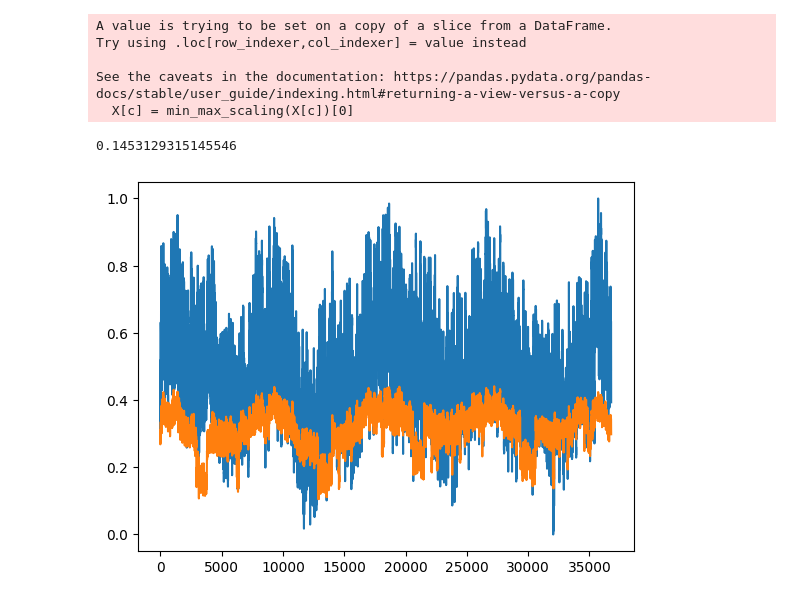
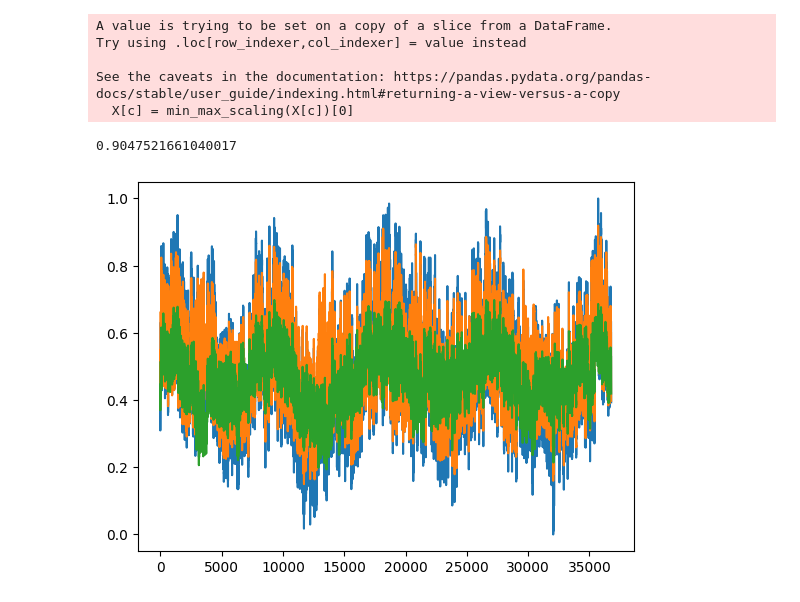
Before and after one commit to AndresFrancoG/MLModels, a Jupyter notebook: notebooks/linear_regression.ipynb, the cells around one changed output. Cells and saved outputs as stored; diff of their text form; code cells hidden in the pictures.

Commit message:
ADD: Sigmoid basis functions

```diff
--- a/notebooks/linear_regression.ipynb
+++ b/notebooks/linear_regression.ipynb
@@ -139,7 +139,9 @@ class LinearRegression:
             Constant vertical shift, by default 0
         basis_function : str, optional
             Basis functions Phi of the linear regressor, by default 'lineal'
-                'lineal': Phi = X, other values: Phi = 1
+                'lineal': Phi = X
+                'sigmoid': Phi = Logistic Sigmoidal function
+                other values: Phi = 1
         w : np.array, optional
             Initial guess of the weights, by default all ones
         regularized : bool, optional
@@ -149,10 +151,15 @@ class LinearRegression:
         """
         if w is None:
             w = np.ones(X.shape[1])
-        if basis_function == 'lineal':
-            self.ph = X
-        else:
-            self.ph = pd.DataFrame(np.ones(X.shape), columns=X.columns)
+        match basis_function:
+            case 'lineal':
+                self.ph = X
+            case 'sigmoid':
+                X_mean = X.mean(axis=0)
+                a = (X - X_mean).to_numpy()
+                self.ph = pd.DataFrame(1/(1 + np.exp(-a)), columns=X.columns)
+            case _:
+                self.ph = pd.DataFrame(np.ones(X.shape), columns=X.columns)
 
         res = minimize(sose_for_min, w, args=(y, self.ph, regularized, lamb))
         self.w = res.x
@@ -179,15 +186,22 @@ See the caveats in the documentation: https://pandas.pydata.org/pandas-docs/stab
   X[c] = min_max_scaling(X[c])[0]
 # %%
 lg = LinearRegression()
-lg.fit(X,y)
+lg.fit(X,y,basis_function='sigmoid', regularized=False)
+
+y_predict = lg.predict(X)
+r_squared(y,y_predict)
-# %%
-y_predict = lg.predict(X)
-r_squared(y,y_predict)
-# %% [output]
-0.1453129315145546
+# %%
+lg_l = LinearRegression()
+lg_l.fit(X,y,basis_function='lineal', regularized=False)
+
+y_predict_l = lg_l.predict(X)
+r_squared(y,y_predict_l)
+# %% [output]
+0.9047521661040017
 # %%
 plt.plot(y)
+plt.plot(y_predict_l)
 plt.plot(y_predict)
 plt.show()
 # %% [output]
-[figure, old version]
+[figure, new version]
```
Also changed, not shown: parts of 1 cell of this notebook.
